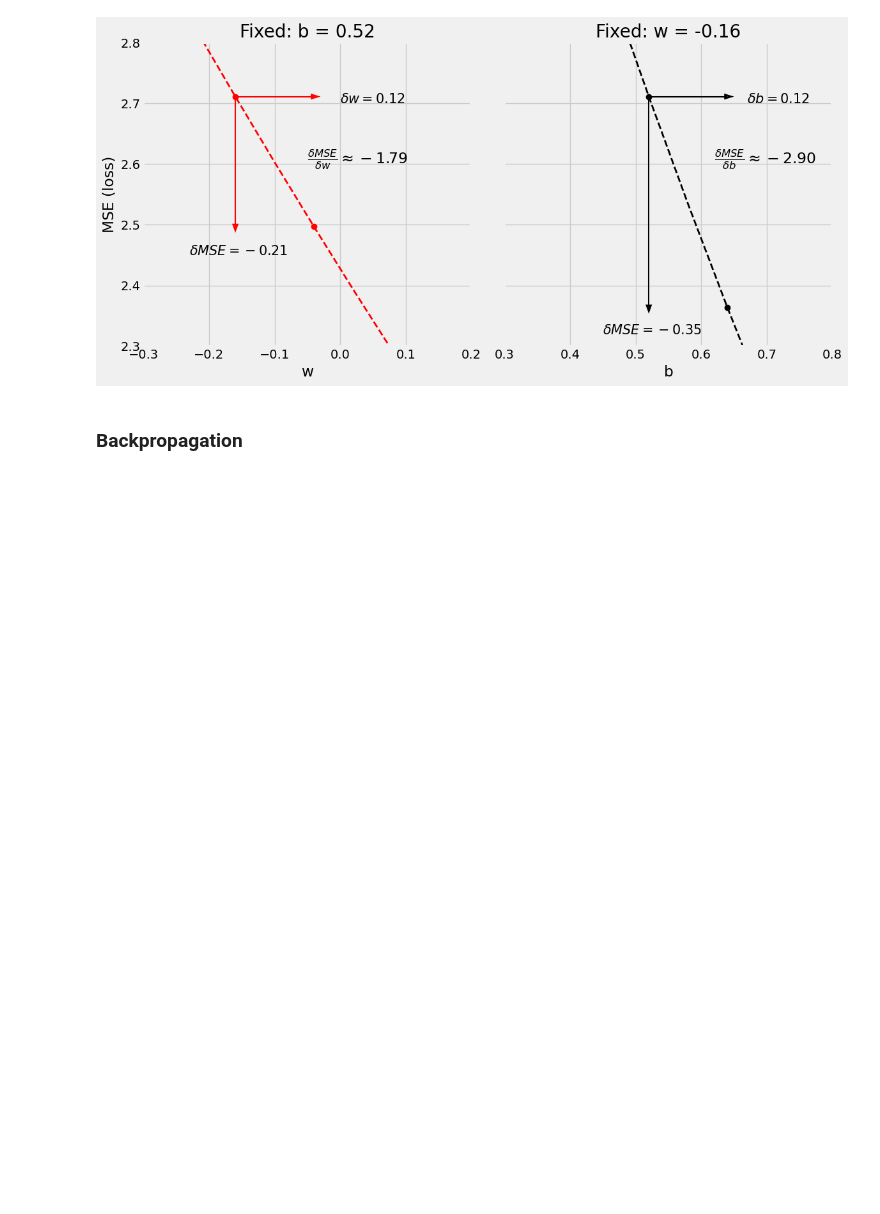
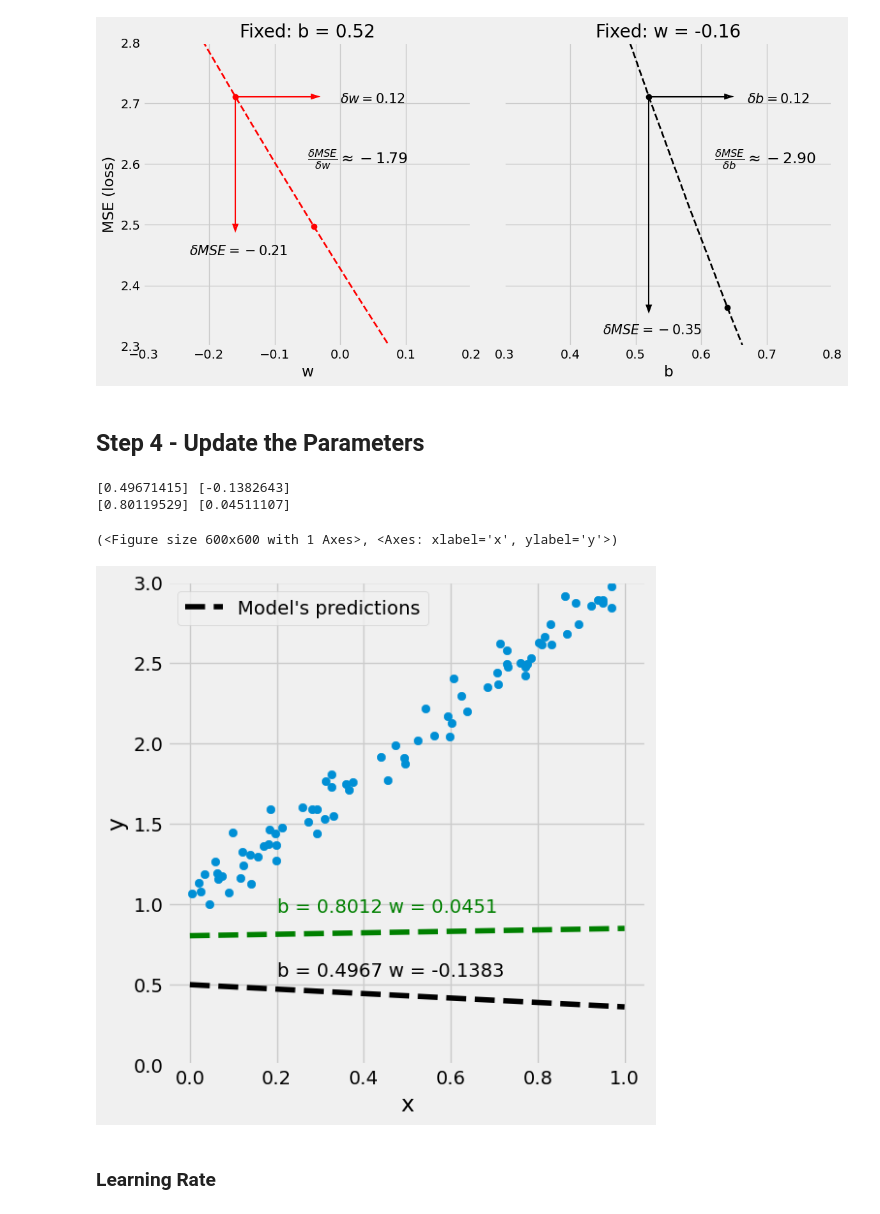
Before and after one commit to cpoles/PyTorchStepByStep, a Jupyter notebook: Chapter00_cp.ipynb, the cells around one changed output. Saved outputs shown, nothing was run; the diff lists cells and outputs as text; code cells hidden in the pictures; blank space fills up the shorter version.

```diff
--- a/Chapter00_cp.ipynb
+++ b/Chapter00_cp.ipynb
@@ -237,4 +252,24 @@ figure8(b, w, bs, ws, all_losses)
        dtype=object))
 [figure]
 # %% [markdown]
-### Backpropagation
+## Step 4 - Update the Parameters
+# %%
+# Sets learning rate
+lr = 0.1
+print(b, w)
+
+# Step 4 - Updates the parameters using gradients and the learning rate
+b = b - lr * b_grad
+w = w - lr * w_grad
+
+print(b, w)
+# %% [output]
+[0.49671415] [-0.1382643]
+[0.80119529] [0.04511107]
+# %%
+figure9(x_train, y_train, b, w)
+# %% [output]
+(<Figure size 600x600 with 1 Axes>, <Axes: xlabel='x', ylabel='y'>)
+[figure, added]
+# %% [markdown]
+### Learning Rate
```
Also changed, not shown: parts of 28 cells of this notebook, 1 other file.
